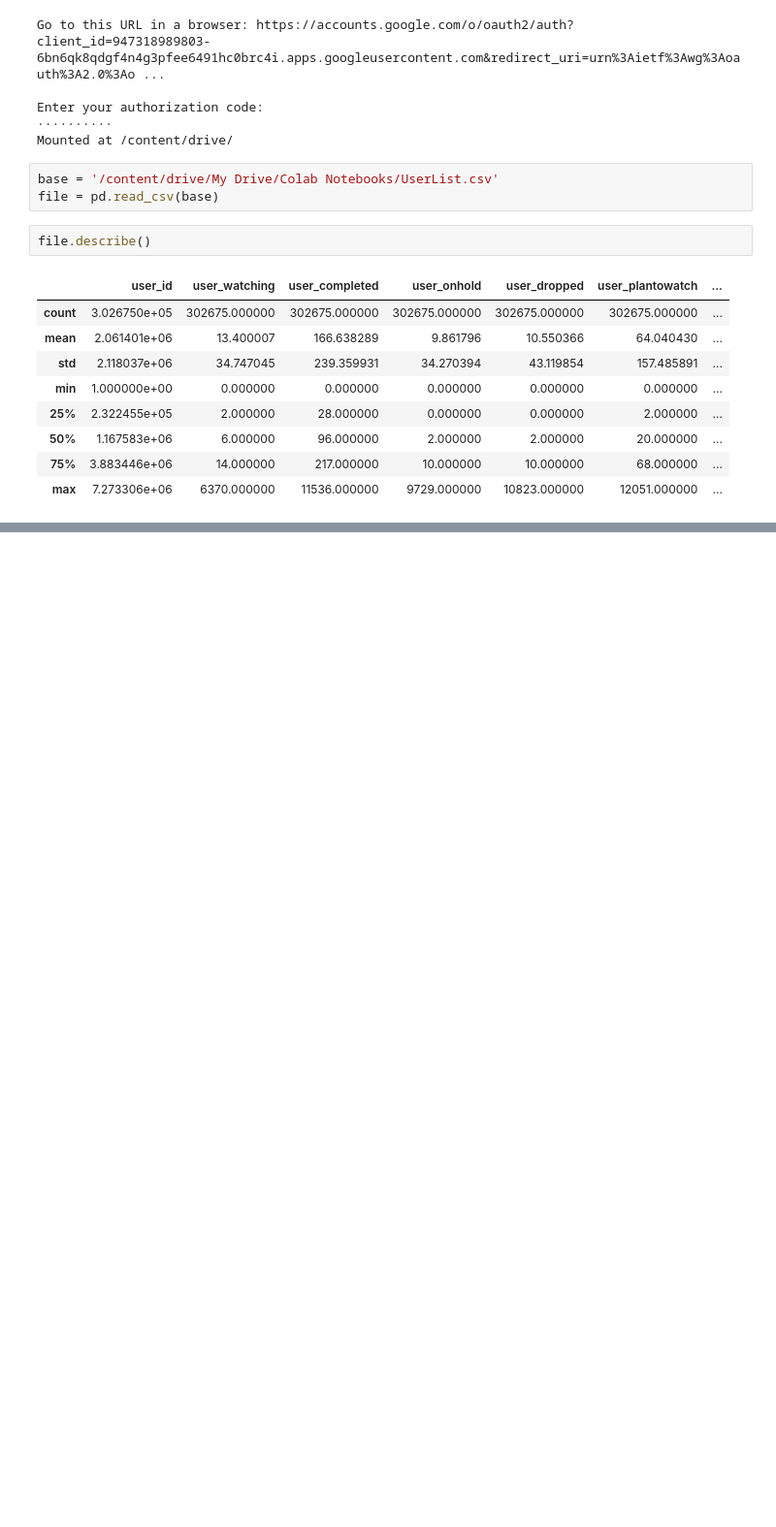
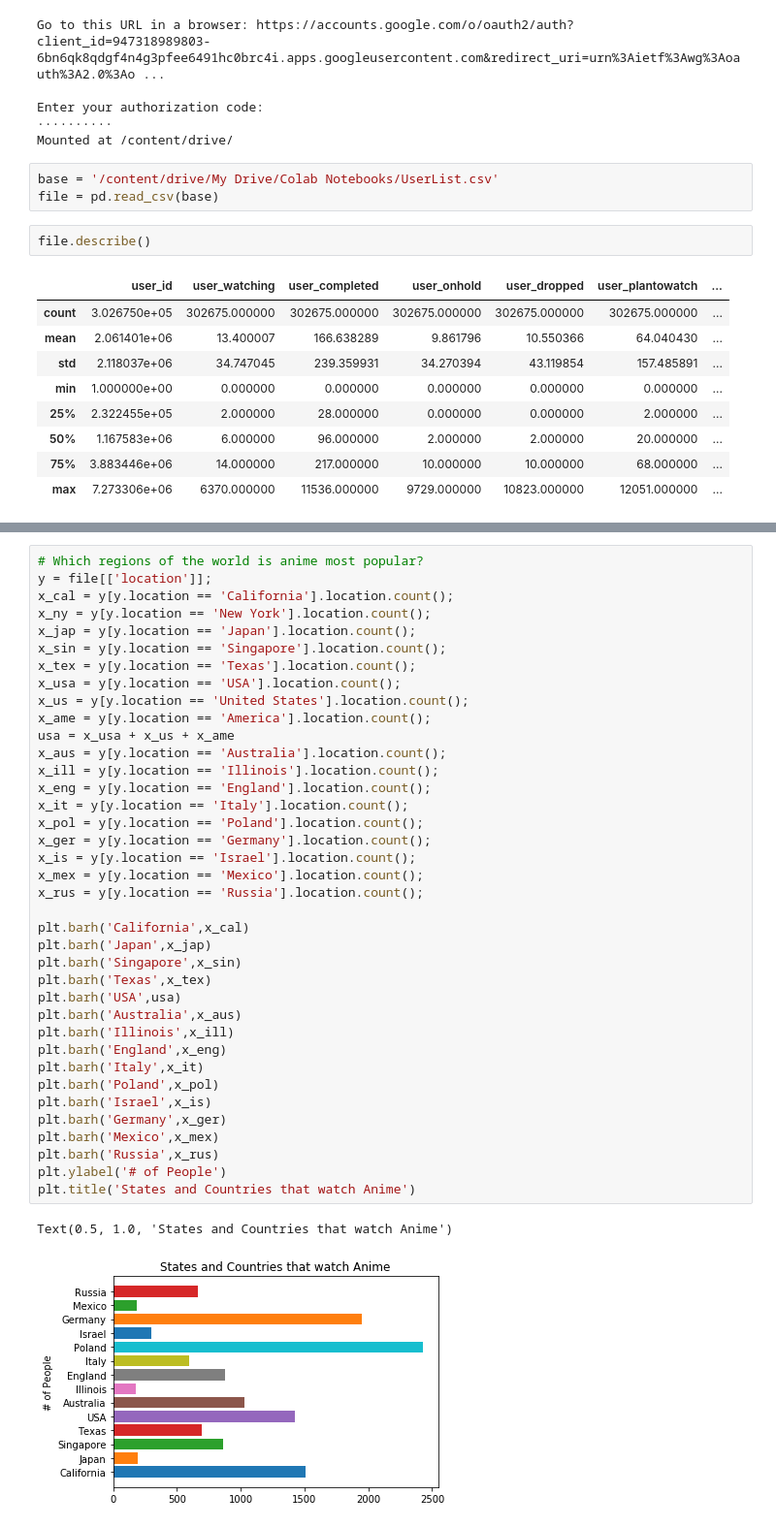
Before and after one commit to wongalex349/BigDataAnalytics, a Jupyter notebook: AnimeList.ipynb, the cells around one changed output, grey strips where cells are left out. Shown at 97% size. Saved outputs shown, nothing was run; the diff lists cells and outputs as text; blank space fills up the shorter version.

```diff
--- a/AnimeList.ipynb
+++ b/AnimeList.ipynb
@@ -104,3 +106,44 @@ min        5.000000
 max       89.000000
 Name: birth_date, dtype: float64
 [figure]
+# %%
+# Which regions of the world is anime most popular?
+y = file[['location']];
+x_cal = y[y.location == 'California'].location.count();
+x_ny = y[y.location == 'New York'].location.count();
+x_jap = y[y.location == 'Japan'].location.count();
+x_sin = y[y.location == 'Singapore'].location.count();
+x_tex = y[y.location == 'Texas'].location.count();
+x_usa = y[y.location == 'USA'].location.count();
+x_us = y[y.location == 'United States'].location.count();
+x_ame = y[y.location == 'America'].location.count();
+usa = x_usa + x_us + x_ame
+x_aus = y[y.location == 'Australia'].location.count();
+x_ill = y[y.location == 'Illinois'].location.count();
+x_eng = y[y.location == 'England'].location.count();
+x_it = y[y.location == 'Italy'].location.count();
+x_pol = y[y.location == 'Poland'].location.count();
+x_ger = y[y.location == 'Germany'].location.count();
+x_is = y[y.location == 'Israel'].location.count();
+x_mex = y[y.location == 'Mexico'].location.count();
+x_rus = y[y.location == 'Russia'].location.count();
+
+plt.barh('California',x_cal)
+plt.barh('Japan',x_jap)
+plt.barh('Singapore',x_sin)
+plt.barh('Texas',x_tex)
+plt.barh('USA',usa)
+plt.barh('Australia',x_aus)
+plt.barh('Illinois',x_ill)
+plt.barh('England',x_eng)
+plt.barh('Italy',x_it)
+plt.barh('Poland',x_pol)
+plt.barh('Israel',x_is)
+plt.barh('Germany',x_ger)
+plt.barh('Mexico',x_mex)
+plt.barh('Russia',x_rus)
+plt.ylabel('# of People')
+plt.title('States and Countries that watch Anime')
+# %% [output]
+Text(0.5, 1.0, 'States and Countries that watch Anime')
+[figure, added]
```
Also changed, not shown: parts of 11 cells of this notebook.
